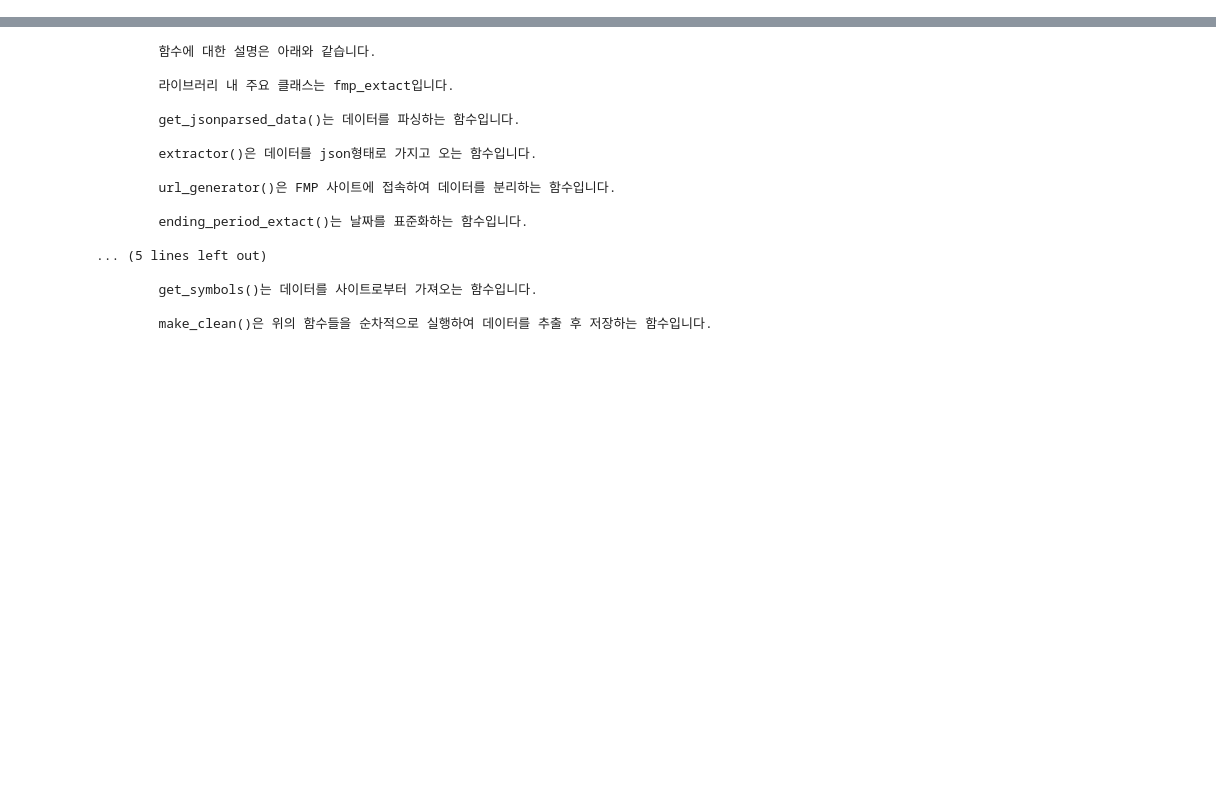
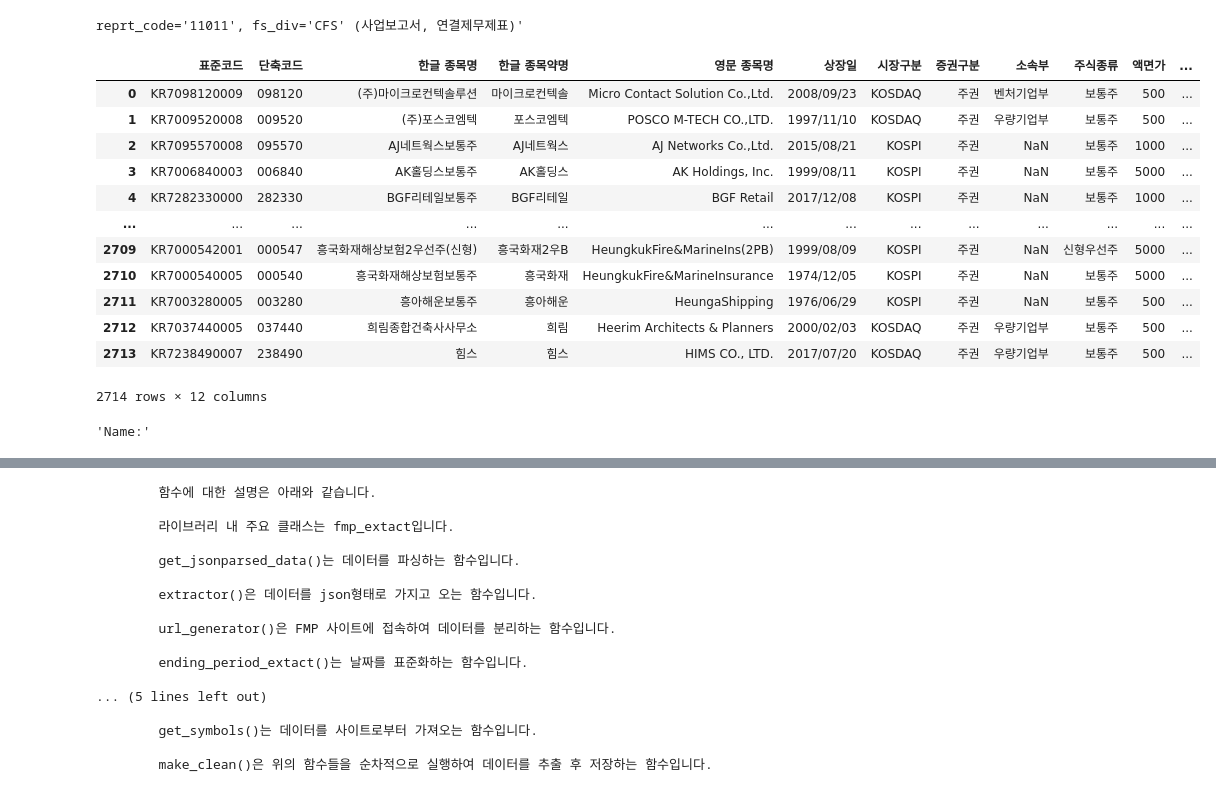
Before and after one commit to cmblir/Digital-Industry-Innovation, a Jupyter notebook: DataCollection/test.ipynb, the cells around one changed output, grey strips where cells are left out. Drawn from its saved outputs; the diff is of its cells as text; code cells hidden in the pictures; blank space fills up the shorter version.

```diff
--- a/DataCollection/test.ipynb
+++ b/DataCollection/test.ipynb
@@ -2,0 +17,26 @@ from Collection.Financial import FMP as fp
+# %%
+craw = dt.dart_extract("dart_data.xlsx")
+# %%
+craw.extract_finstate("098120", "11011", "2f4e65c96c0399bb2a76d81e45889ac98395998d")
+# %% [output]
+reprt_code='11011', fs_div='CFS' (사업보고서, 연결제무제표)'
+# %%
+craw.df.to_excel("")
+# %% [output]
+|  | 표준코드 | 단축코드 | 한글 종목명 | 한글 종목약명 | 영문 종목명 | 상장일 | 시장구분 | 증권구분 | 소속부 | 주식종류 | 액면가 | ... |
+| 0 | KR7098120009 | 098120 | (주)마이크로컨텍솔루션 | 마이크로컨텍솔 | Micro Contact Solution Co.,Ltd. | 2008/09/23 | KOSDAQ | 주권 | 벤처기업부 | 보통주 | 500 | ... |
+| 1 | KR7009520008 | 009520 | (주)포스코엠텍 | 포스코엠텍 | POSCO M-TECH CO.,LTD. | 1997/11/10 | KOSDAQ | 주권 | 우량기업부 | 보통주 | 500 | ... |
+| 2 | KR7095570008 | 095570 | AJ네트웍스보통주 | AJ네트웍스 | AJ Networks Co.,Ltd. | 2015/08/21 | KOSPI | 주권 | NaN | 보통주 | 1000 | ... |
+| 3 | KR7006840003 | 006840 | AK홀딩스보통주 | AK홀딩스 | AK Holdings, Inc. | 1999/08/11 | KOSPI | 주권 | NaN | 보통주 | 5000 | ... |
+| 4 | KR7282330000 | 282330 | BGF리테일보통주 | BGF리테일 | BGF Retail | 2017/12/08 | KOSPI | 주권 | NaN | 보통주 | 1000 | ... |
+| ... | ... | ... | ... | ... | ... | ... | ... | ... | ... | ... | ... | ... |
+| 2709 | KR7000542001 | 000547 | 흥국화재해상보험2우선주(신형) | 흥국화재2우B | HeungkukFire&MarineIns(2PB) | 1999/08/09 | KOSPI | 주권 | NaN | 신형우선주 | 5000 | ... |
+| 2710 | KR7000540005 | 000540 | 흥국화재해상보험보통주 | 흥국화재 | HeungkukFire&MarineInsurance | 1974/12/05 | KOSPI | 주권 | NaN | 보통주 | 5000 | ... |
+| 2711 | KR7003280005 | 003280 | 흥아해운보통주 | 흥아해운 | HeungaShipping | 1976/06/29 | KOSPI | 주권 | NaN | 보통주 | 500 | ... |
+| 2712 | KR7037440005 | 037440 | 희림종합건축사사무소 | 희림 | Heerim Architects & Planners | 2000/02/03 | KOSDAQ | 주권 | 우량기업부 | 보통주 | 500 | ... |
+| 2713 | KR7238490007 | 238490 | 힘스 | 힘스 | HIMS CO., LTD. | 2017/07/20 | KOSDAQ | 주권 | 우량기업부 | 보통주 | 500 | ... |
+2714 rows × 12 columns
+# %%
+str(craw.df[craw.df["한글 종목약명"] == "098120"]["시장구분"]).split()[1]
+# %% [output]
+'Name:'
```
Also changed, not shown: parts of 22 cells of this notebook, 8 other files.
